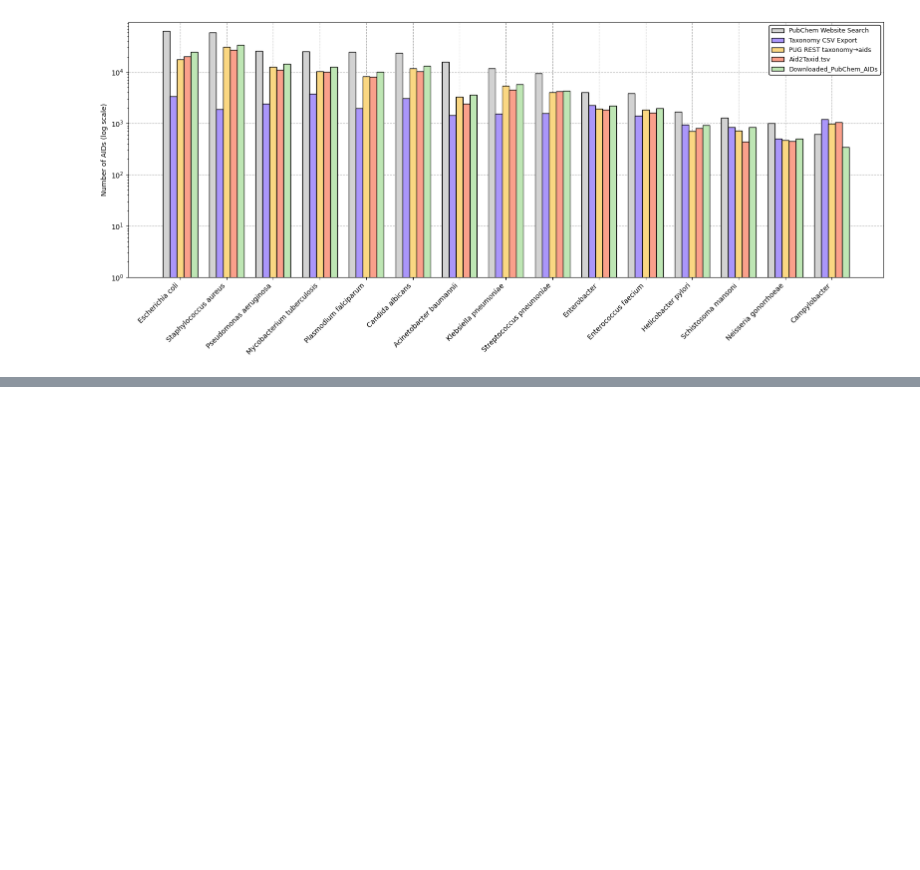
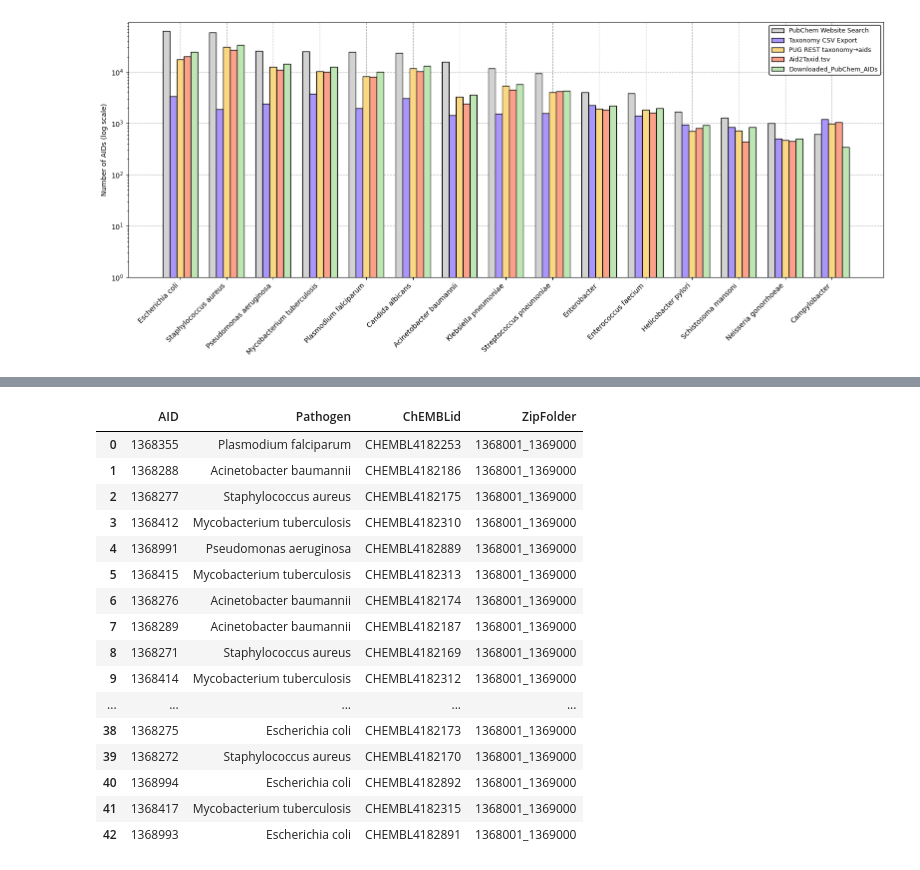
Before and after one commit to ersilia-os/pubchem-antimicrobial-tasks, a Jupyter notebook: notebooks/03_Filtering_pathogen_bioassays.ipynb, the cells around one changed output, grey strips where cells are left out. Cells and saved outputs as stored; diff of their text form; code cells hidden in the pictures; blank space fills up the shorter version.

Commit message:
Adding `assay organism`

```diff
--- a/notebooks/03_Filtering_pathogen_bioassays.ipynb
+++ b/notebooks/03_Filtering_pathogen_bioassays.ipynb
@@ -492,0 +580,76 @@ plt.show()
+# %%
+#  Decide if ONE assay belongs to ANY pathogen
+
+def detect_matching_pathogens(info):
+    matched = set()
+
+    # --- A) Match by TaxID ---
+    for tid in info["TaxIDs"]:
+        if tid in taxid_to_pathogen:
+            matched.add(taxid_to_pathogen[tid])
+
+    # --- B) Match by organism name ---
+    for org in info["AssayOrganism"]:
+        org_low = org.lower()
+        for pathogen in pathogens:
+            if pathogen.lower() in org_low:
+                matched.add(pathogen)
+
+    return sorted(list(matched))
+# %%
+# Minimal loop: test folder
+
+# Choose test folder
+test_zip = DESC_DIR / "1368001_1369000.zip"
+zip_chunk = test_zip.stem
+
+print("Testing:", zip_chunk)
+
+# Extract to temp folder
+temp = DESC_DIR / f"{zip_chunk}_tmp"
+temp.mkdir(exist_ok=True)
+
+with zipfile.ZipFile(test_zip, "r") as zf:
+    zf.extractall(temp)
+
+# Find XML files
+xml_files = list(temp.rglob("*.xml")) + list(temp.rglob("*.xml.gz"))
+print("Found:", len(xml_files))
+
+records = []
+
+for xml_path in tqdm(xml_files, desc="Scanning"):
+
+    info = extract_info_from_descr(xml_path)
+    pathogens_hit = detect_matching_pathogens(info)
+
+    if pathogens_hit:
+        aid = int(Path(xml_path).stem.split(".")[0])
+
+        # Save XML (always overwrite)
+        out_path = KEEP_DESC / f"{aid}.xml"
+        if out_path.exists():
+            out_path.unlink()
+
+        if xml_path.suffix == ".gz":
+            with gzip.open(xml_path, "rb") as f_in:
+                with open(out_path, "wb") as f_out:
+                    f_out.write(f_in.read())
+        else:
+            shutil.copy2(xml_path, out_path)
+
+        # Append row
+        records.append({
+            "AID": aid,
+            "Pathogen": ", ".join(pathogens_hit),
+            "ChEMBLid": info["ChEMBL"],
+            "ZipFolder": zip_chunk
+        })
+
+# Clean up
+shutil.rmtree(temp)
+
+df_test_results = pd.DataFrame(records)
+print("Number matched:", len(df_test_results))
+df_test_results
+# %% [output]
@@ -492,0 +659,17 @@ plt.show()
+|  | AID | Pathogen | ChEMBLid | ZipFolder |
+| 0 | 1368355 | Plasmodium falciparum | CHEMBL4182253 | 1368001_1369000 |
+| 1 | 1368288 | Acinetobacter baumannii | CHEMBL4182186 | 1368001_1369000 |
+| 2 | 1368277 | Staphylococcus aureus | CHEMBL4182175 | 1368001_1369000 |
+| 3 | 1368412 | Mycobacterium tuberculosis | CHEMBL4182310 | 1368001_1369000 |
+| 4 | 1368991 | Pseudomonas aeruginosa | CHEMBL4182889 | 1368001_1369000 |
+| 5 | 1368415 | Mycobacterium tuberculosis | CHEMBL4182313 | 1368001_1369000 |
+| 6 | 1368276 | Acinetobacter baumannii | CHEMBL4182174 | 1368001_1369000 |
+| 7 | 1368289 | Acinetobacter baumannii | CHEMBL4182187 | 1368001_1369000 |
+| 8 | 1368271 | Staphylococcus aureus | CHEMBL4182169 | 1368001_1369000 |
+| 9 | 1368414 | Mycobacterium tuberculosis | CHEMBL4182312 | 1368001_1369000 |
+| ... | ... | ... | ... | ... |
+| 38 | 1368275 | Escherichia coli | CHEMBL4182173 | 1368001_1369000 |
+| 39 | 1368272 | Staphylococcus aureus | CHEMBL4182170 | 1368001_1369000 |
+| 40 | 1368994 | Escherichia coli | CHEMBL4182892 | 1368001_1369000 |
+| 41 | 1368417 | Mycobacterium tuberculosis | CHEMBL4182315 | 1368001_1369000 |
+| 42 | 1368993 | Escherichia coli | CHEMBL4182891 | 1368001_1369000 |
```
Also changed, not shown: parts of 7 cells of this notebook.
